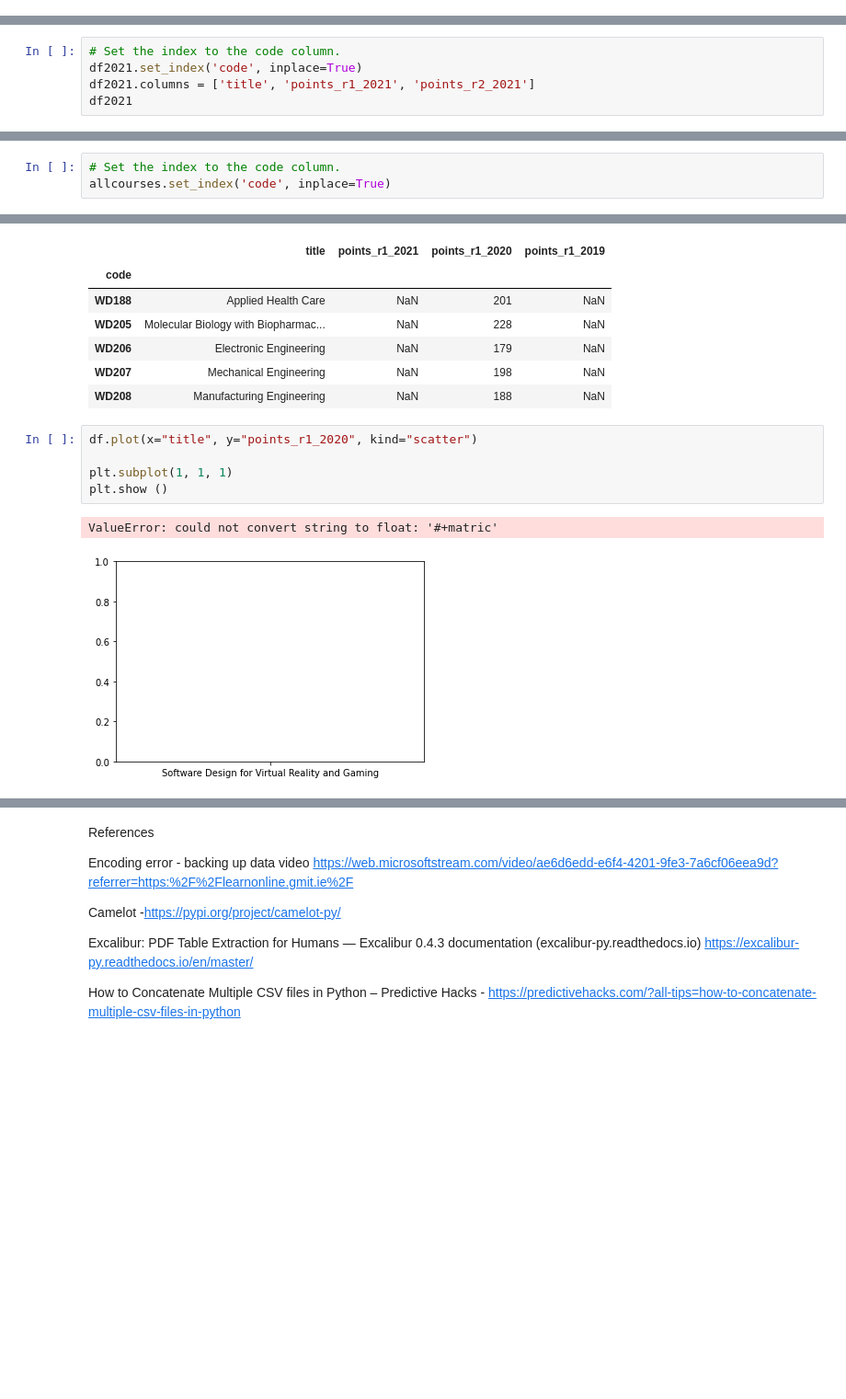
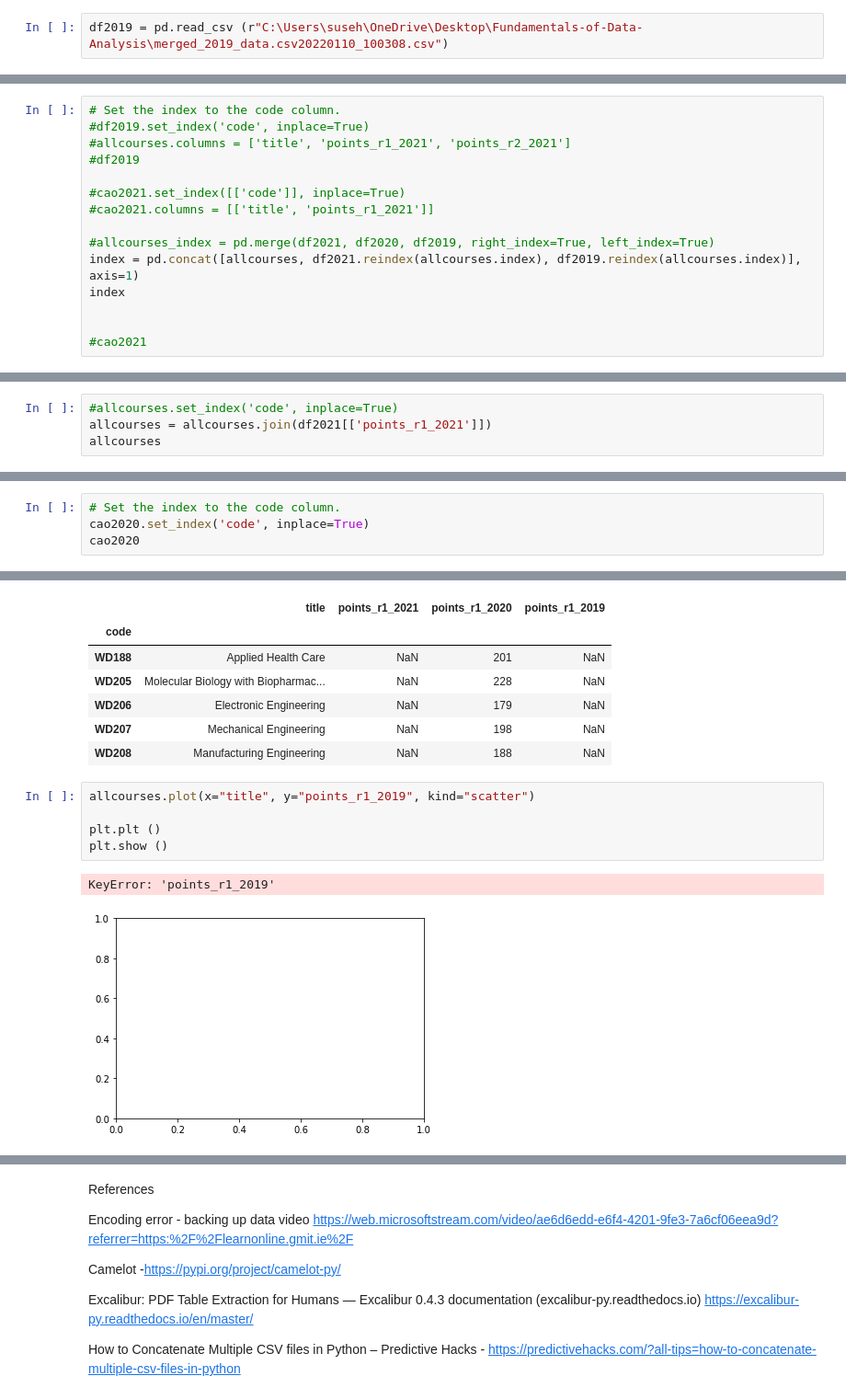
Before and after one commit to susehenry/Fundamentals-of-Data-Analysis, a Jupyter notebook: cao-Copy2.ipynb, the cells around one changed output, grey strips where cells are left out. Shown at 92% size. Saved outputs shown, nothing was run; the diff lists cells and outputs as text; blank space fills up the shorter version.

```diff
--- a/cao-Copy2.ipynb
+++ b/cao-Copy2.ipynb
@@ -308,5 +332,7 @@ Total number of lines is 922.
 # %%
 df2019 = pd.read_csv(path2019)
+# %%
+df2019 = pd.read_csv (r"C:\Users\suseh\OneDrive\Desktop\Fundamentals-of-Data-Analysis\merged_2019_data.csv20220110_100308.csv")
 # %%
 df2019.tail (20)
 # %% [output]
@@ -497,7 +522,17 @@ allcourses
 ## Join to points
 # %%
 # Set the index to the code column.
-df2021.set_index('code', inplace=True)
-df2021.columns = ['title', 'points_r1_2021', 'points_r2_2021']
-df2021
+#df2019.set_index('code', inplace=True)
+#allcourses.columns = ['title', 'points_r1_2021', 'points_r2_2021']
+#df2019
+
+#cao2021.set_index([['code']], inplace=True)
+#cao2021.columns = [['title', 'points_r1_2021']]
+
+#allcourses_index = pd.merge(df2021, df2020, df2019, right_index=True, left_index=True)
+index = pd.concat([allcourses, df2021.reindex(allcourses.index), df2019.reindex(allcourses.index)], axis=1)
+index
+
+
+#cao2021
 # %% [output]
@@ -504,0 +552,4 @@ KeyError: "None of ['code'] are in the columns"
+# %%
+#allcourses.set_index('code', inplace=True)
+allcourses = allcourses.join(df2021[['points_r1_2021']])
+allcourses
@@ -505,6 +558,7 @@ KeyError: "None of ['code'] are in the columns"
 # %%
 # Set the index to the code column.
-allcourses.set_index('code', inplace=True)
+cao2020.set_index('code', inplace=True)
+cao2020
 # %% [output]
 KeyError: "None of ['code'] are in the columns"
 # %%
@@ -645,12 +699,12 @@ df.tail ()
 | WD207 | Mechanical Engineering | NaN | 198 | NaN |
 | WD208 | Manufacturing Engineering | NaN | 188 | NaN |
 # %%
-df.plot(x="title", y="points_r1_2020", kind="scatter")
+allcourses.plot(x="title", y="points_r1_2019", kind="scatter")
 
-plt.subplot(1, 1, 1)
+plt.plt ()
 plt.show ()
 # %% [output]
-ValueError: could not convert string to float: '#+matric'
+KeyError: 'points_r1_2019'
-[figure, old version]
+[figure, new version]
 # %%
 x1 = ['code']
```
Also changed, not shown: parts of 16 cells of this notebook, 15 other files.
